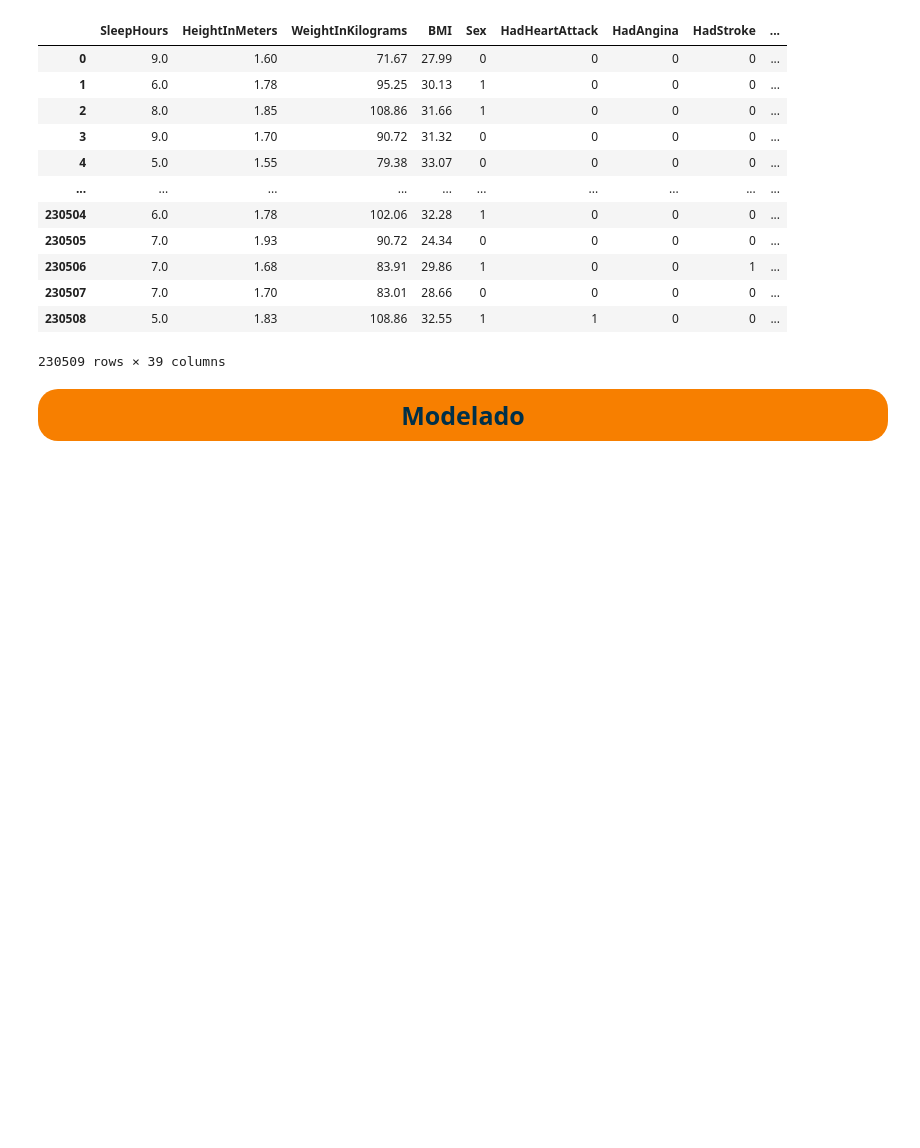
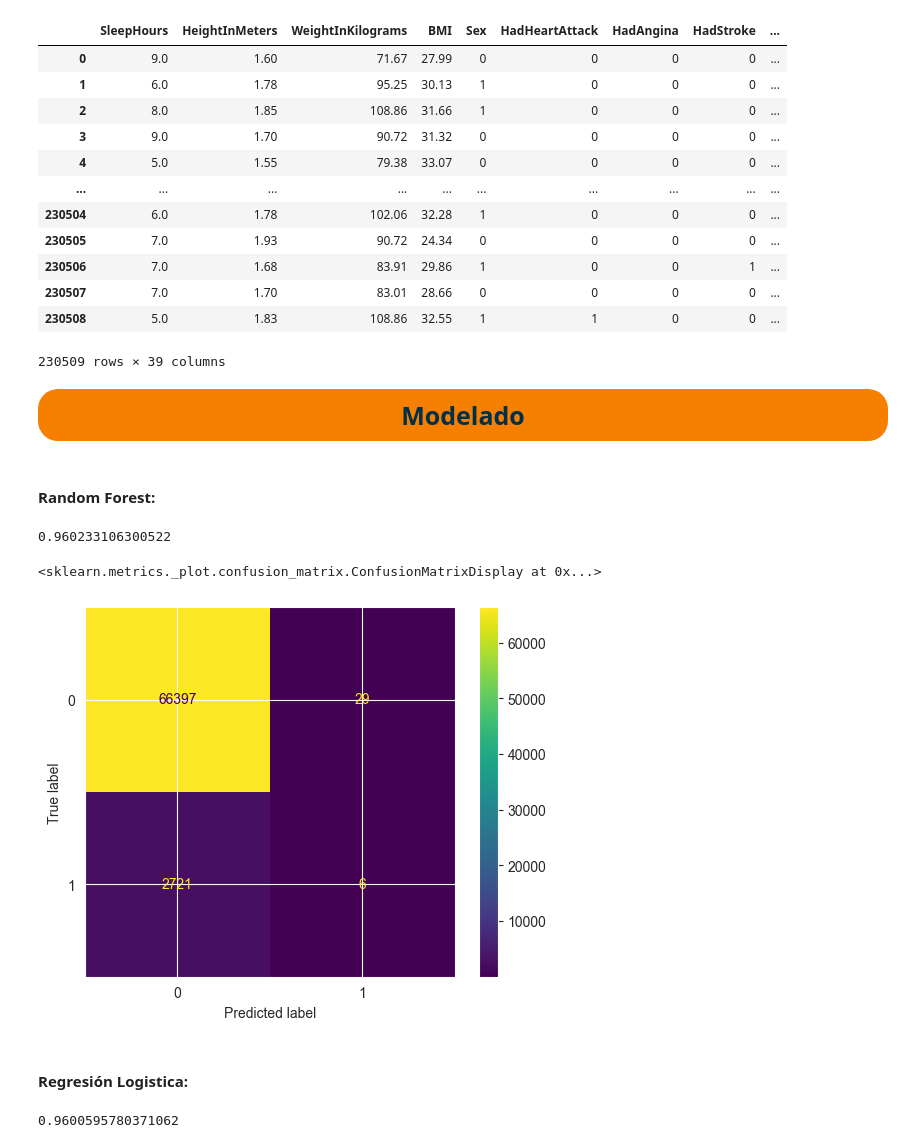
Before and after one commit to bettocalero/Stroke-Analysis, a Jupyter notebook: main.ipynb, the cells around one changed output. Cells and saved outputs as stored; diff of their text form; code cells hidden in the pictures; blank space fills up the shorter version.

```diff
--- a/main.ipynb
+++ b/main.ipynb
@@ -622,0 +628,24 @@ df_stroke
+# %%
+# Separo los datos en train y test
+X = df_stroke.drop(columns=['HadStroke'], axis=1)
+y = df_stroke['HadStroke']
+
+X_train, X_test, y_train, y_test = train_test_split(X, y, test_size=0.3 ,random_state=1)
+# %% [markdown]
+#### Random Forest:
+# %%
+rf = RandomForestClassifier().fit(X_train, y_train)
+# %%
+rf.score(X_test, y_test)
+# %% [output]
+0.960233106300522
+# %%
+rf_y_predict = rf.predict(X_test)
+
+rf_cm = confusion_matrix(y_test, rf_y_predict)
+ConfusionMatrixDisplay(rf_cm).plot()
+# %% [output]
+<sklearn.metrics._plot.confusion_matrix.ConfusionMatrixDisplay at 0x...>
+[figure, added]
+# %% [markdown]
+#### Regresión Logistica:
@@ -622,0 +654,4 @@ df_stroke
+# %%
+lr.score(X_test, y_test)
+# %% [output]
+0.9600595780371062
```
Also changed, not shown: parts of 3 cells of this notebook, 1 other file.
